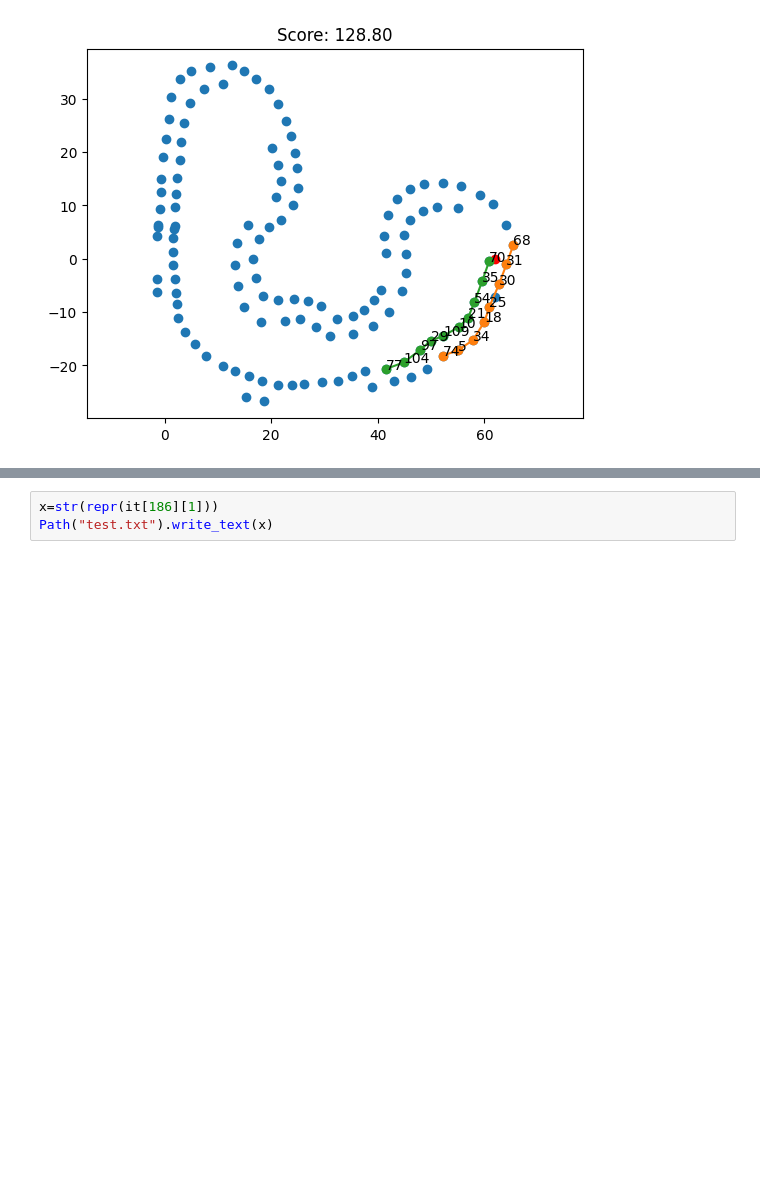
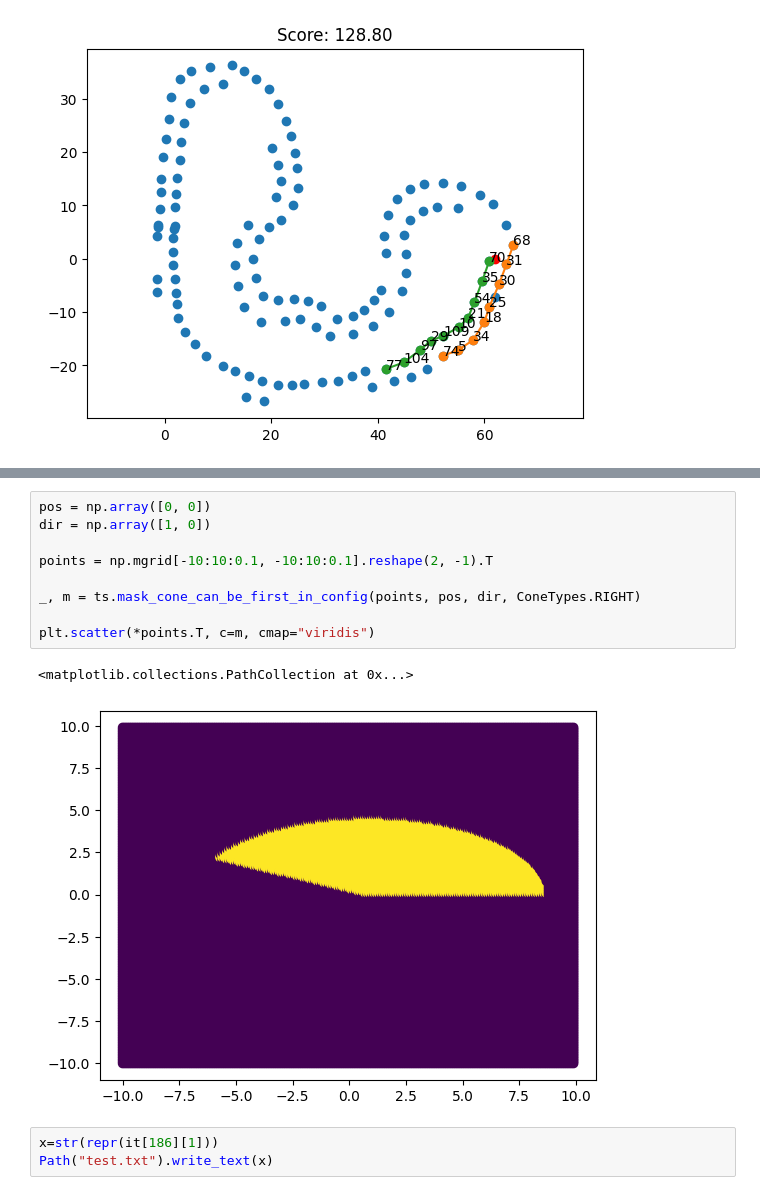
Before and after one commit to papalotis/ft-fsd-path-planning, a Jupyter notebook: colorless3.ipynb, the cells around one changed output, grey strips where cells are left out. Saved outputs shown, nothing was run; the diff lists cells and outputs as text; blank space fills up the shorter version.

```diff
--- a/colorless3.ipynb
+++ b/colorless3.ipynb
@@ -416,3 +417,15 @@ spline with fp=s has been reached. Probable cause: s too small.
+# %%
+pos = np.array([0, 0])
+dir = np.array([1, 0])
+
+points = np.mgrid[-10:10:0.1, -10:10:0.1].reshape(2, -1).T
+
+_, m = ts.mask_cone_can_be_first_in_config(points, pos, dir, ConeTypes.RIGHT)
+
+plt.scatter(*points.T, c=m, cmap="viridis")
+# %% [output]
+<matplotlib.collections.PathCollection at 0x...>
+[figure, added]
 # %%
 x=str(repr(it[186][1]))
 Path("test.txt").write_text(x)
```
Also changed, not shown: parts of 2 cells of this notebook, 3 other files.
